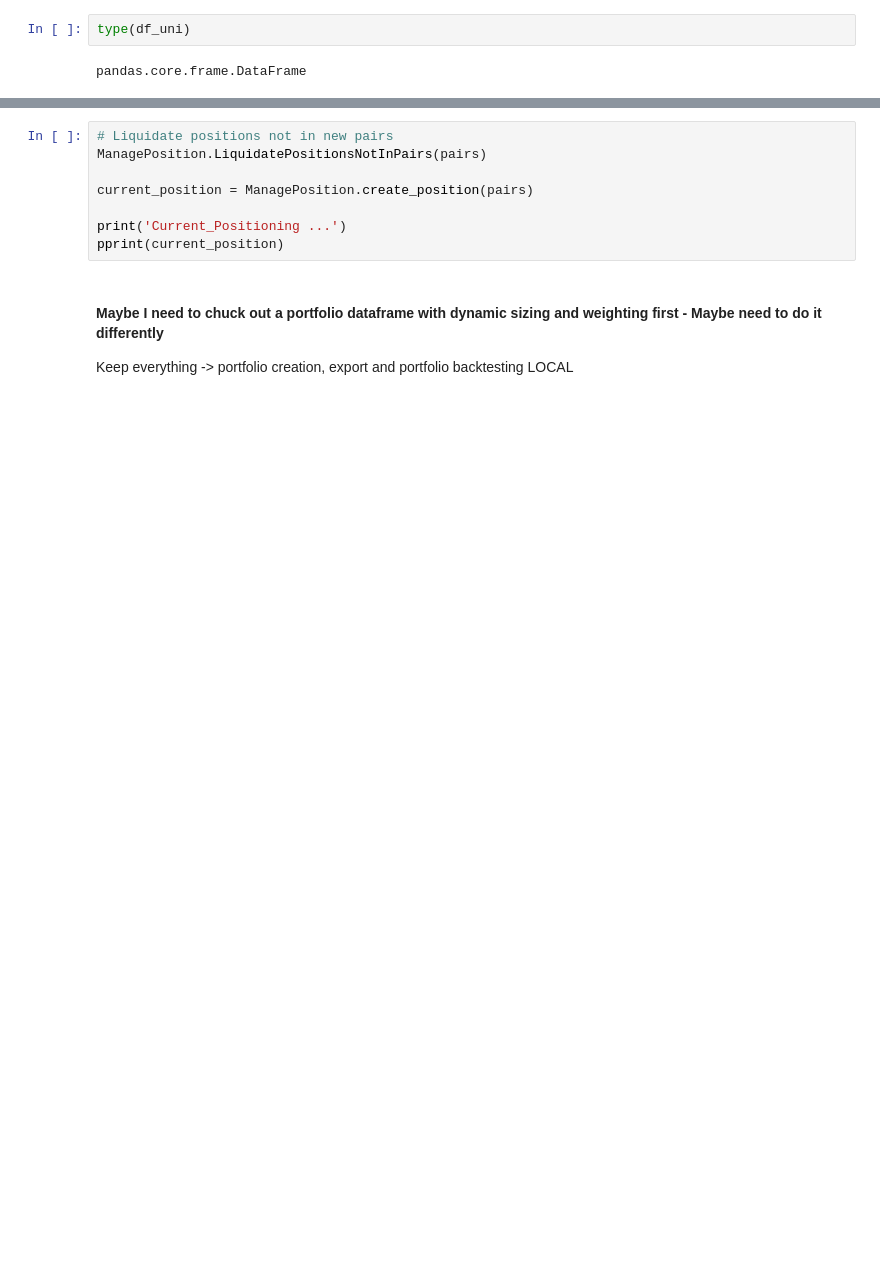
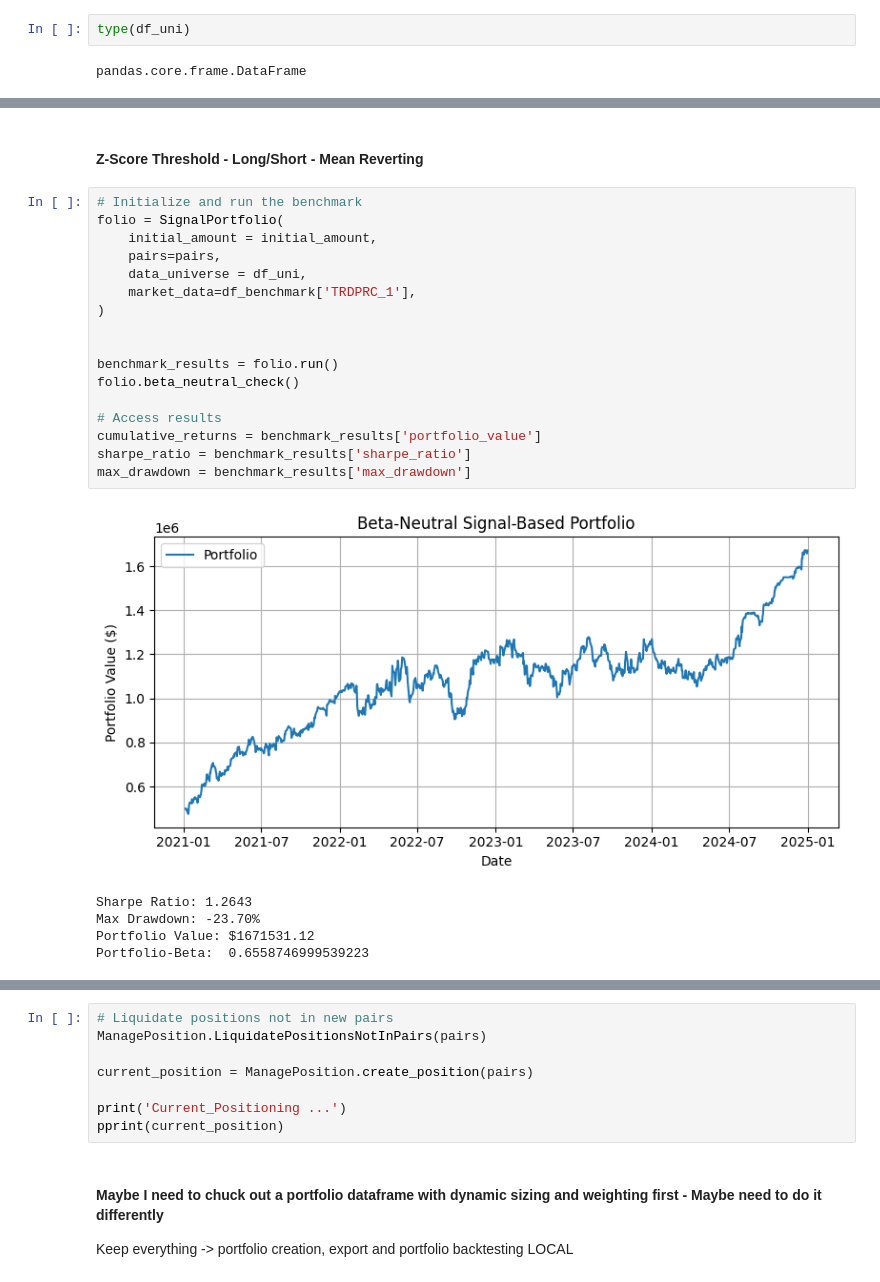
Before and after one commit to AlikMon88/ML-Pairs-Open, a Jupyter notebook: Research/research.ipynb, the cells around one changed output, grey strips where cells are left out. Cells and saved outputs as stored; diff of their text form; blank space fills up the shorter version.

```diff
--- a/Research/research.ipynb
+++ b/Research/research.ipynb
@@ -568,0 +540,25 @@ Max Drawdown: -28.86%
+# %% [markdown]
+#### Z-Score Threshold - Long/Short - Mean Reverting
+# %%
+# Initialize and run the benchmark
+folio = SignalPortfolio(
+    initial_amount = initial_amount,
+    pairs=pairs,
+    data_universe = df_uni,
+    market_data=df_benchmark['TRDPRC_1'],
+)
+
+
+benchmark_results = folio.run()
+folio.beta_neutral_check()
+
+# Access results
+cumulative_returns = benchmark_results['portfolio_value']
+sharpe_ratio = benchmark_results['sharpe_ratio']
+max_drawdown = benchmark_results['max_drawdown']
+# %% [output]
+[figure, added]
+Sharpe Ratio: 1.2643
+Max Drawdown: -23.70%
+Portfolio Value: $1671531.12
+Portfolio-Beta:  0.6558746999539223
```
Also changed, not shown: parts of 16 cells of this notebook, 3 other files.
